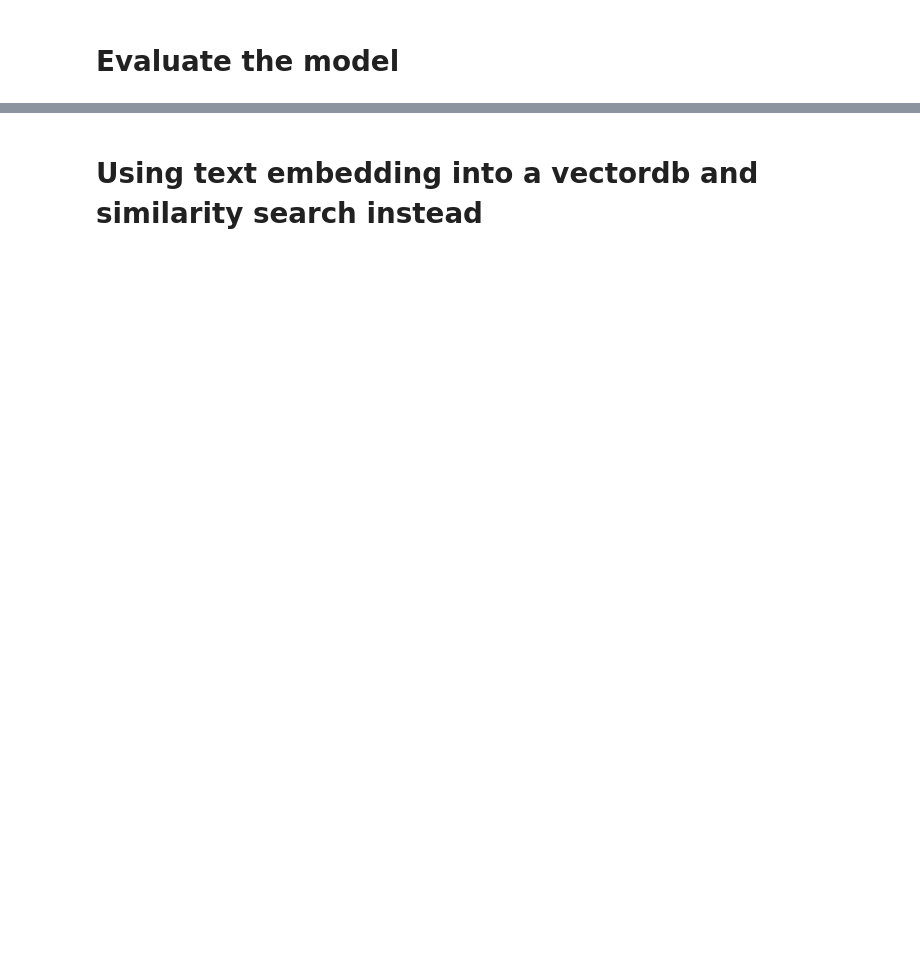
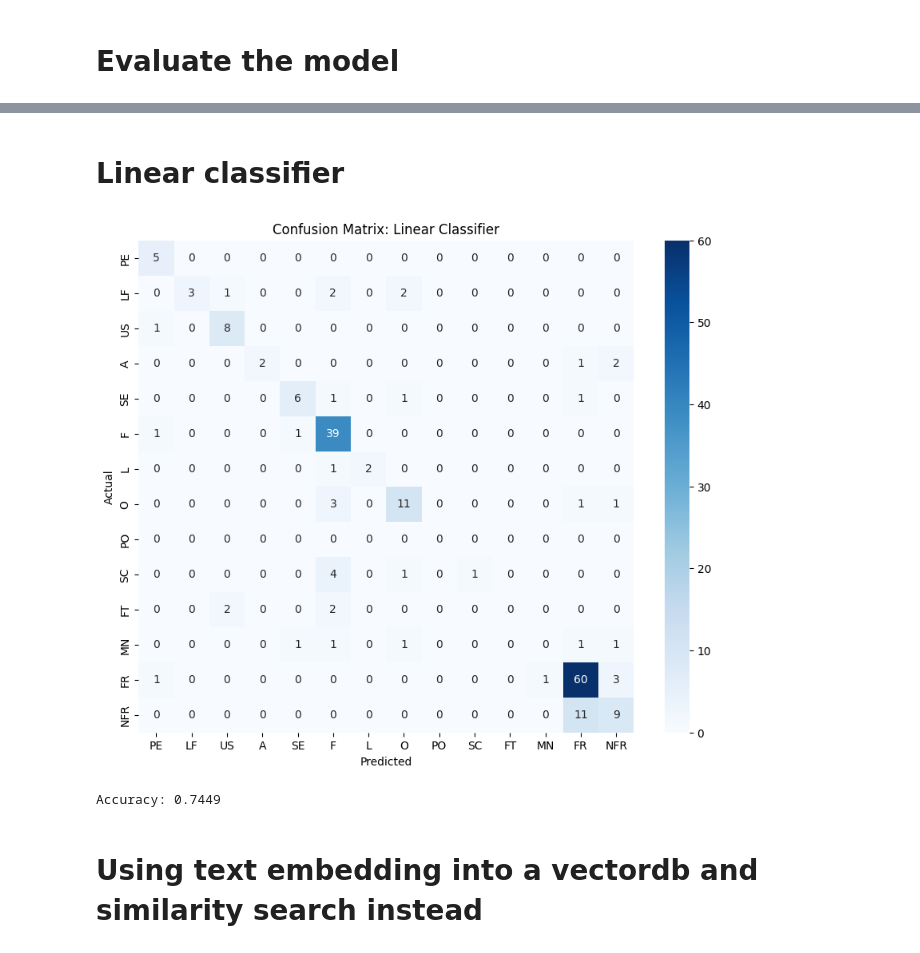
Before and after one commit to GrantGuernsey/Nonfunctional-Requirements-Classification, a Jupyter notebook: ProjectCode.ipynb, the cells around one changed output, grey strips where cells are left out. Saved outputs shown, nothing was run; the diff lists cells and outputs as text; code cells hidden in the pictures; blank space fills up the shorter version.

```diff
--- a/ProjectCode.ipynb
+++ b/ProjectCode.ipynb
@@ -292,4 +295,38 @@ Accuracy: 0.7296
 Accuracy: 0.7296
+# %% [markdown]
+# Linear classifier
+# %%
+from sklearn.linear_model import LogisticRegression
+
+# Train linear classifier
+classifier = LogisticRegression()
+classifier.fit(X_train, y_train)
+
+# Make predictions
+y_pred = classifier.predict(X_test)
+
+# Map predictions and actual values back to their original labels
+predicted_labels = label_encoder.inverse_transform(y_pred)
+y_test_labels = label_encoder.inverse_transform(y_test.numpy())
+
+# Calculate confusion matrix
+cm = confusion_matrix(y_test_labels, predicted_labels, labels=df['Type'].unique())
+
+# Calculate accuracy
+accuracy = accuracy_score(y_test_labels, predicted_labels)
+
+# Plot confusion matrix
+plt.figure(figsize=(10, 8))
+sns.heatmap(cm, annot=True, fmt='d', cmap='Blues', xticklabels=df['Type'].unique(), yticklabels=df['Type'].unique())
+plt.xlabel('Predicted')
+plt.ylabel('Actual')
+plt.title('Confusion Matrix: Linear Classifier')
+plt.show()
+
+print(f'Accuracy: {accuracy:.4f}')
+# %% [output]
+[figure, added]
+Accuracy: 0.7449
 # %% [markdown]
 # Using text embedding into a vectordb and similarity search instead
 # %%
```
Also changed, not shown: parts of 6 cells of this notebook.
